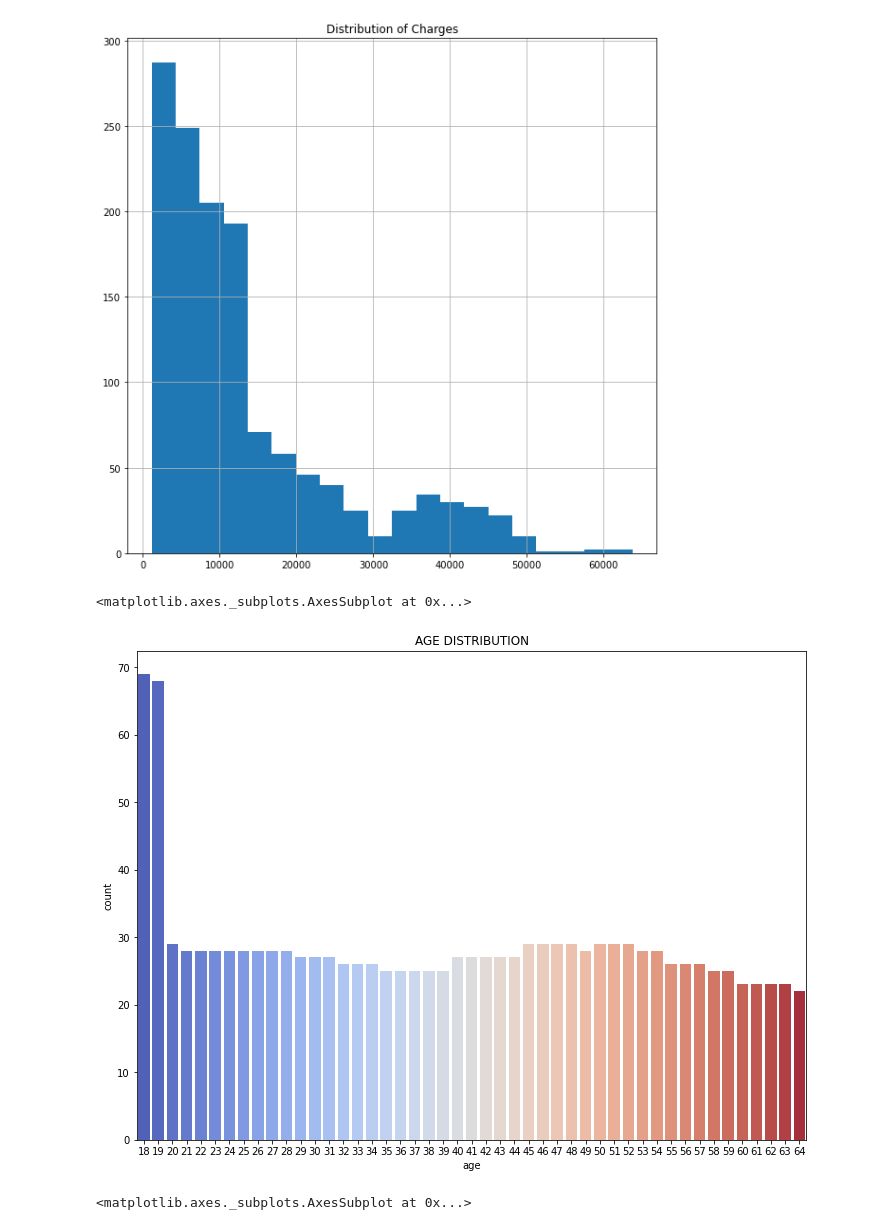
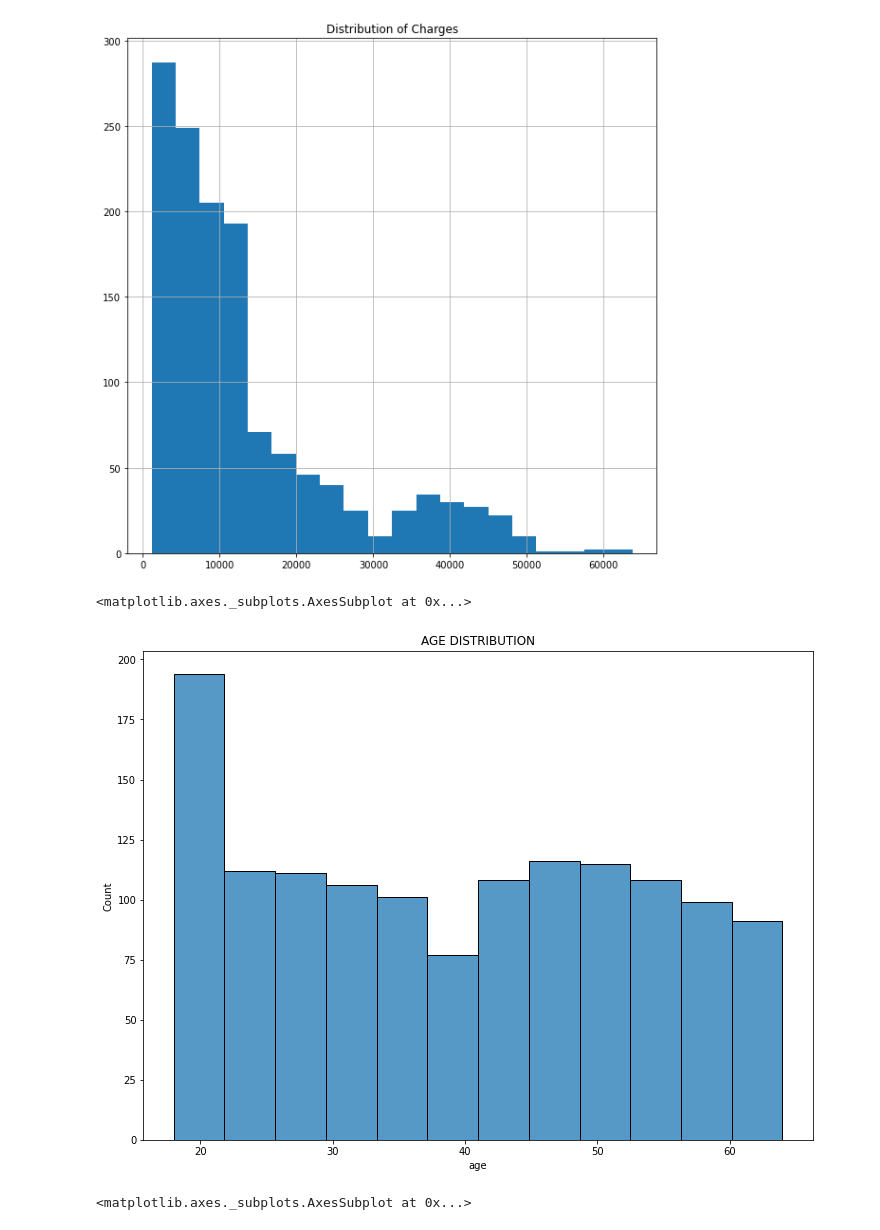
Before and after one commit to Malakh101/Health-Insurance-Data-Science-Project, a Jupyter notebook: Health_insurance_EDA.ipynb, the cells around one changed output. Drawn from its saved outputs; the diff is of its cells as text; code cells hidden in the pictures.

```diff
--- a/Health_insurance_EDA.ipynb
+++ b/Health_insurance_EDA.ipynb
@@ -103,10 +103,10 @@ data.charges.hist(figsize=[10,10],bins=20)
 # %%
 plt.figure(figsize=(12,9))
 plt.title('AGE DISTRIBUTION')
-sns.countplot(x='age',data=data,palette='coolwarm')
+sns.histplot(x='age',data=data,palette='coolwarm')
 # %% [output]
 <matplotlib.axes._subplots.AxesSubplot at 0x...>
-[figure, old version]
+[figure, new version]
 # %%
 plt.figure(figsize=(12,9))
 plt.title('Charges By Gender')
```
Also changed, not shown: parts of 14 cells of this notebook.
